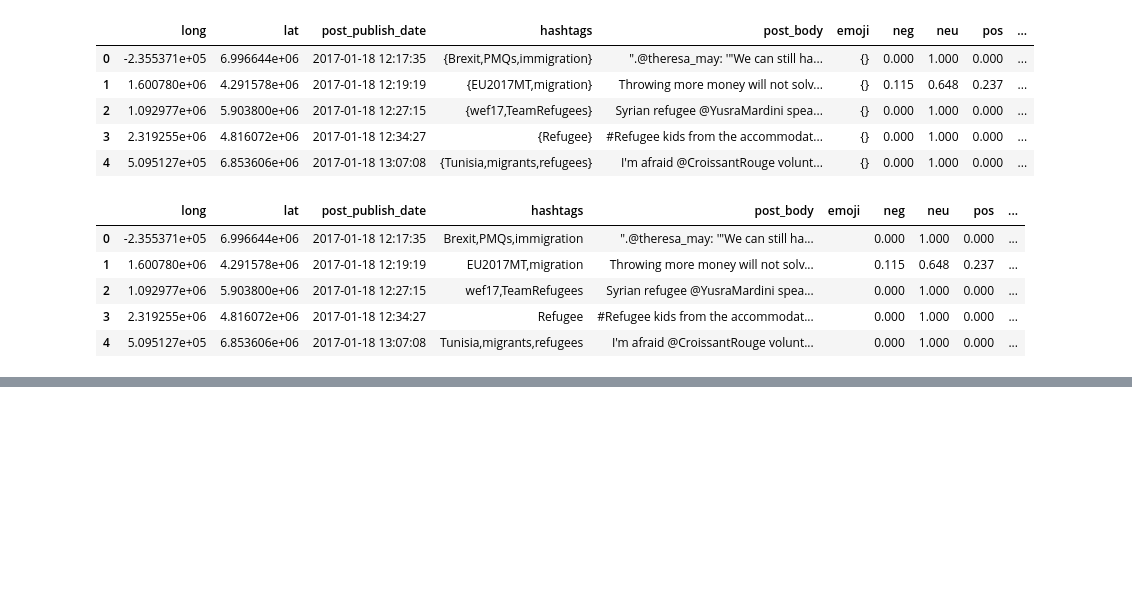
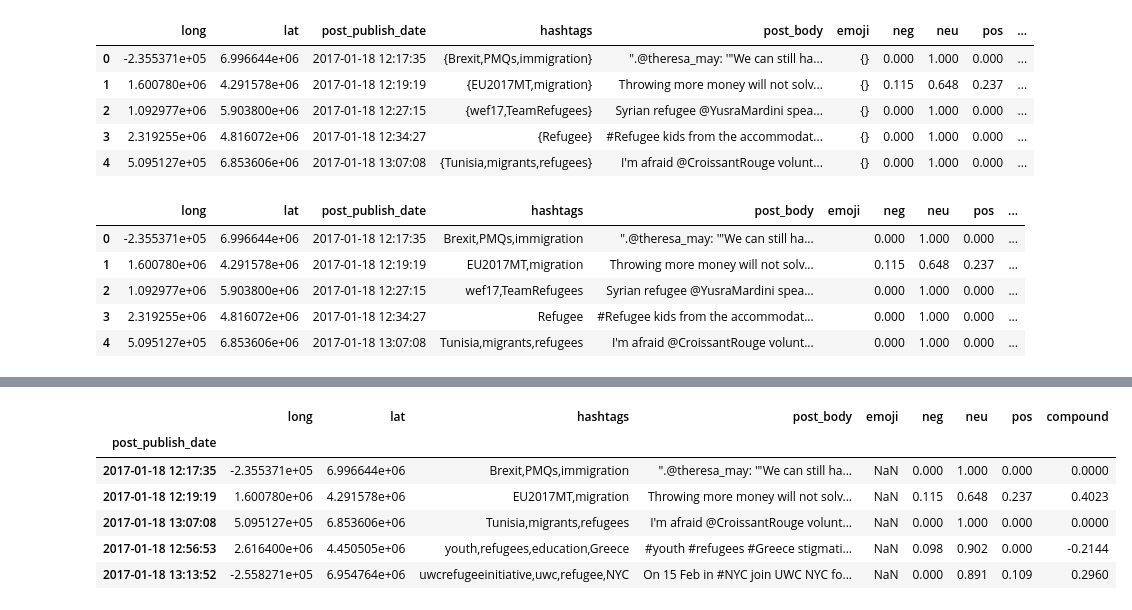
Before and after one commit to TheCount11/Refugee, a Jupyter notebook: Jupyter/Rough.ipynb, the cells around one changed output, grey strips where cells are left out. Saved outputs shown, nothing was run; the diff lists cells and outputs as text; code cells hidden in the pictures; blank space fills up the shorter version.

```diff
--- a/Jupyter/Rough.ipynb
+++ b/Jupyter/Rough.ipynb
@@ -146,3 +158,6 @@ test_sent1.head()
 | 4 | 5.095127e+05 | 6.853606e+06 | 2017-01-18 13:07:08 | Tunisia,migrants,refugees | I'm afraid @CroissantRouge volunt... |  | 0.000 | 1.000 | 0.000 | ... |
 # %%
 test_sent1.to_csv(Path.cwd().parents[0] / "CSV" / "Raw"/ "tweetsentiment_clean.csv")
+# %%
+df = pd.read_csv(Path.cwd().parents[0] / "CSV" / "Raw"/ "tweetsentiment_clean.csv")
+df.head()
@@ -148,0 +228,11 @@ test_sent1.to_csv(Path.cwd().parents[0] / "CSV" / "Raw"/ "tweetsentiment_clean.c
+# %%
+df_tags = df_tags.set_index('post_publish_date')
+df_tags.head()
+# %% [output]
+|  | long | lat | hashtags | post_body | emoji | neg | neu | pos | compound |
+| post_publish_date |  |  |  |  |  |  |  |  |  |
+| 2017-01-18 12:17:35 | -2.355371e+05 | 6.996644e+06 | Brexit,PMQs,immigration | ".@theresa_may: '"We can still ha... | NaN | 0.000 | 1.000 | 0.000 | 0.0000 |
+| 2017-01-18 12:19:19 | 1.600780e+06 | 4.291578e+06 | EU2017MT,migration | Throwing more money will not solv... | NaN | 0.115 | 0.648 | 0.237 | 0.4023 |
+| 2017-01-18 13:07:08 | 5.095127e+05 | 6.853606e+06 | Tunisia,migrants,refugees | I'm afraid @CroissantRouge volunt... | NaN | 0.000 | 1.000 | 0.000 | 0.0000 |
+| 2017-01-18 12:56:53 | 2.616400e+06 | 4.450505e+06 | youth,refugees,education,Greece | #youth #refugees #Greece stigmati... | NaN | 0.098 | 0.902 | 0.000 | -0.2144 |
+| 2017-01-18 13:13:52 | -2.558271e+05 | 6.954764e+06 | uwcrefugeeinitiative,uwc,refugee,NYC | On 15 Feb in #NYC join UWC NYC fo... | NaN | 0.000 | 0.891 | 0.109 | 0.2960 |
```
Also changed, not shown: parts of 13 cells of this notebook, 6 other files.
